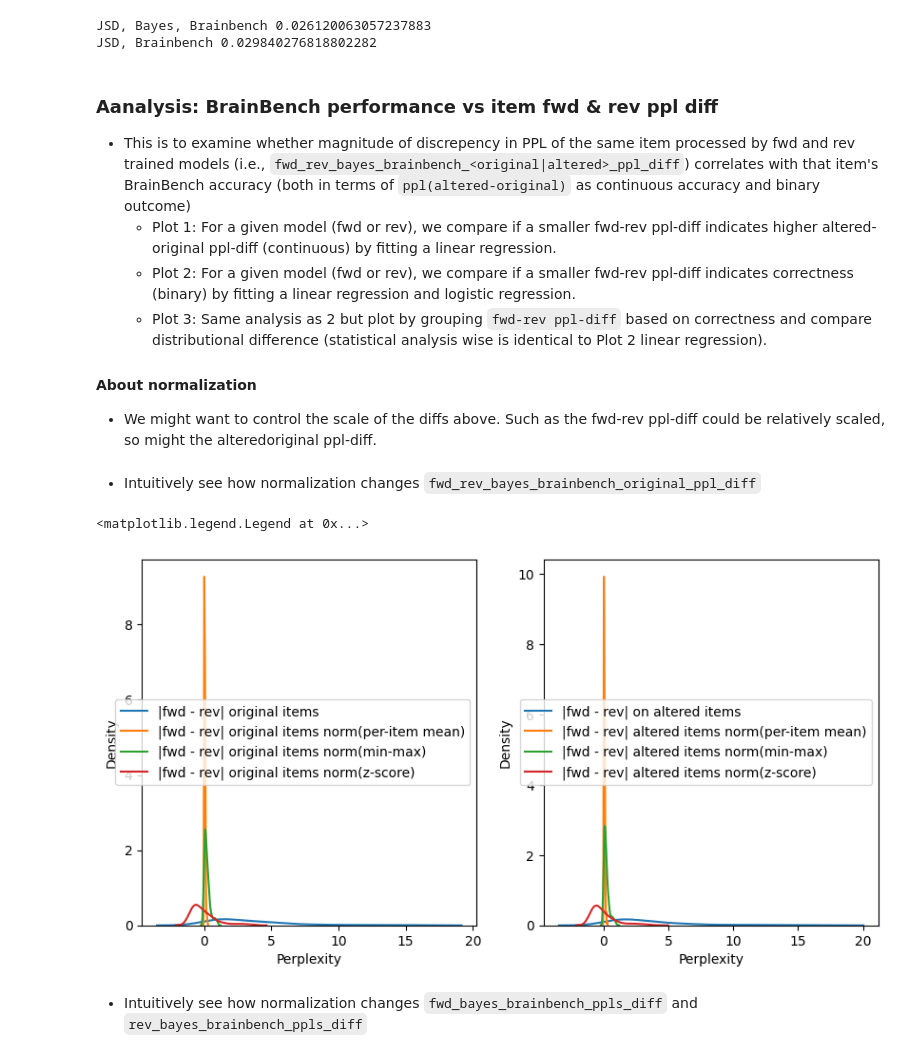
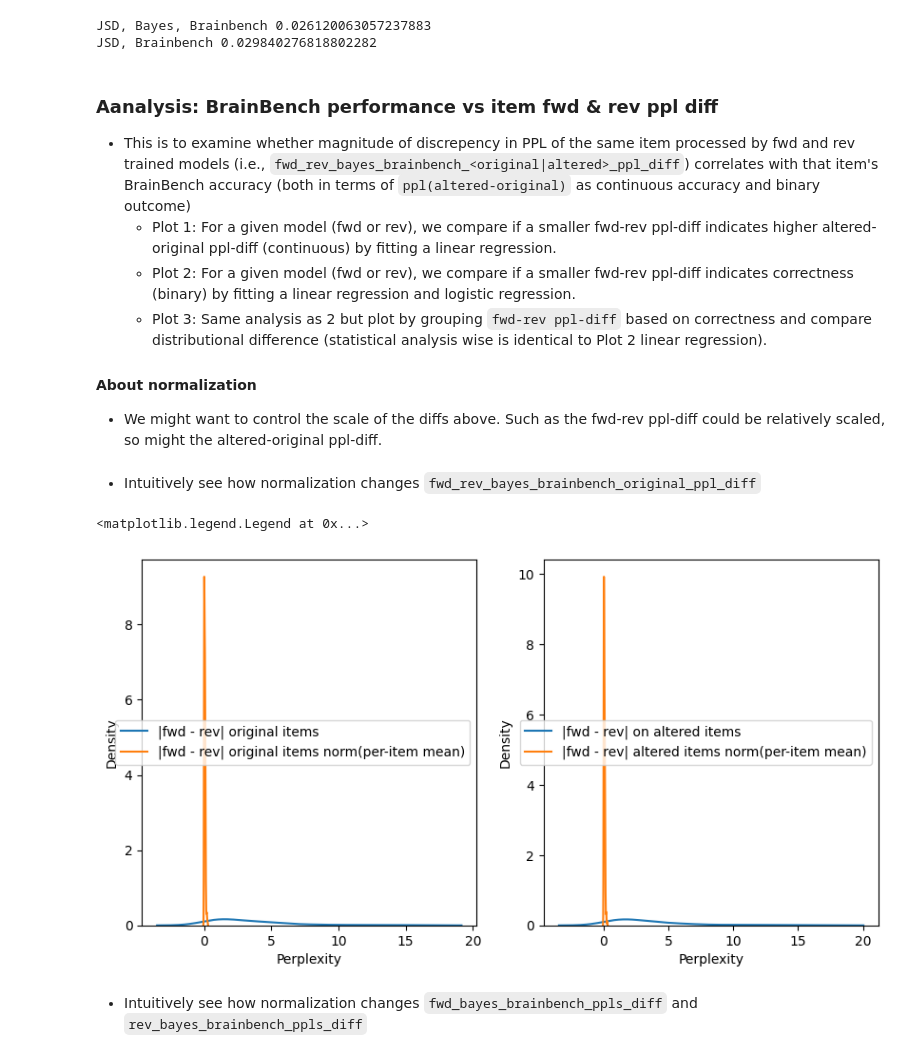
Before and after one commit to braingpt-lovelab/backwards, a Jupyter notebook: analyses/explore_ppl_diff_bayes.ipynb, the cells around one changed output. Drawn from its saved outputs; the diff is of its cells as text; code cells hidden in the pictures.

Commit message:
removed unsuitable normalizations; updated altered-original ppl_diff norm to be /= original

```diff
--- a/analyses/explore_ppl_diff_bayes.ipynb
+++ b/analyses/explore_ppl_diff_bayes.ipynb
@@ -363,7 +350,7 @@ JSD, Brainbench 0.029840276818802282
     - Plot 3: Same analysis as 2 but plot by grouping `fwd-rev ppl-diff` based on correctness and compare distributional difference (statistical analysis wise is identical to Plot 2 linear regression).
 
 #### About normalization
-* We might want to control the scale of the diffs above. Such as the fwd-rev ppl-diff could be relatively scaled, so might the alteredoriginal ppl-diff.
+* We might want to control the scale of the diffs above. Such as the fwd-rev ppl-diff could be relatively scaled, so might the altered-original ppl-diff.
 # %%
 fwd_rev_bayes_brainbench_original_ppl_diff \
     = np.abs(fwd_bayes_brainbench_ppls_original - rev_bayes_brainbench_ppls_original)
@@ -377,60 +365,25 @@ norm = "z_score"
 # %%
 # 1. Normalize per-item by mean
 fwd_rev_bayes_brainbench_original_ppl_diff_norm1 \
     = np.abs(fwd_bayes_brainbench_ppls_original - rev_bayes_brainbench_ppls_original) \
     / np.mean([fwd_bayes_brainbench_ppls_original, rev_bayes_brainbench_ppls_original], axis=0)
 fwd_rev_bayes_brainbench_altered_ppl_diff_norm1 \
     = np.abs(fwd_bayes_brainbench_ppls_altered - rev_bayes_brainbench_ppls_altered) \
     / np.mean([fwd_bayes_brainbench_ppls_altered, rev_bayes_brainbench_ppls_altered], axis=0)
 
-# 2. Normalize globally using Min-Max Normalization
-fwd_rev_bayes_brainbench_original_ppl_diff_abs = np.abs(fwd_bayes_brainbench_ppls_original - rev_bayes_brainbench_ppls_original)
-fwd_rev_bayes_brainbench_original_ppl_diff_abs_min = np.min(fwd_rev_bayes_brainbench_original_ppl_diff_abs)
-fwd_rev_bayes_brainbench_original_ppl_diff_abs_max = np.max(fwd_rev_bayes_brainbench_original_ppl_diff_abs)
-fwd_rev_bayes_brainbench_original_ppl_diff_norm2 = (
-    fwd_rev_bayes_brainbench_original_ppl_diff_abs - fwd_rev_bayes_brainbench_original_ppl_diff_abs_min
-) / (fwd_rev_bayes_brainbench_original_ppl_diff_abs_max - fwd_rev_bayes_brainbench_original_ppl_diff_abs_min)
-
-fwd_rev_bayes_brainbench_altered_ppl_diff_abs = np.abs(fwd_bayes_brainbench_ppls_altered - rev_bayes_brainbench_ppls_altered)
-fwd_rev_bayes_brainbench_altered_ppl_diff_abs_min = np.min(fwd_rev_bayes_brainbench_altered_ppl_diff_abs)
-fwd_rev_bayes_brainbench_altered_ppl_diff_abs_max = np.max(fwd_rev_bayes_brainbench_altered_ppl_diff_abs)
-fwd_rev_bayes_brainbench_altered_ppl_diff_norm2 = (
-    fwd_rev_bayes_brainbench_altered_ppl_diff_abs - fwd_rev_bayes_brainbench_altered_ppl_diff_abs_min
-) / (fwd_rev_bayes_brainbench_altered_ppl_diff_abs_max - fwd_rev_bayes_brainbench_altered_ppl_diff_abs_min)
-
-# 3. Normalize globally using Z-score Normalization
-fwd_rev_bayes_brainbench_original_ppl_diff_abs_mean = np.mean(fwd_rev_bayes_brainbench_original_ppl_diff_abs)
-fwd_rev_bayes_brainbench_original_ppl_diff_abs_std = np.std(fwd_rev_bayes_brainbench_original_ppl_diff_abs)
-fwd_rev_bayes_brainbench_original_ppl_diff_norm3 = (
-    fwd_rev_bayes_brainbench_original_ppl_diff_abs - fwd_rev_bayes_brainbench_original_ppl_diff_abs_mean
-) / fwd_rev_bayes_brainbench_original_ppl_diff_abs_std
-
-fwd_rev_bayes_brainbench_altered_ppl_diff_abs_mean = np.mean(fwd_rev_bayes_brainbench_altered_ppl_diff_abs)
-fwd_rev_bayes_brainbench_altered_ppl_diff_abs_std = np.std(fwd_rev_bayes_brainbench_altered_ppl_diff_abs)
-fwd_rev_bayes_brainbench_altered_ppl_diff_norm3 = (
-    fwd_rev_bayes_brainbench_altered_ppl_diff_abs - fwd_rev_bayes_brainbench_altered_ppl_diff_abs_mean
-) / fwd_rev_bayes_brainbench_altered_ppl_diff_abs_std
-fwd_rev_bayes_brainbench_original_ppl_diff_norm3 = (
-    fwd_rev_bayes_brainbench_original_ppl_diff_abs - fwd_rev_bayes_brainbench_original_ppl_diff_abs_mean
-) / fwd_rev_bayes_brainbench_original_ppl_diff_abs_std
-
 fig, axes = plt.subplots(1, 2, figsize=(10, 5))
 sns.kdeplot(fwd_rev_bayes_brainbench_original_ppl_diff, label="|fwd - rev| original items", ax=axes[0])
 sns.kdeplot(fwd_rev_bayes_brainbench_original_ppl_diff_norm1, label="|fwd - rev| original items norm(per-item mean)", ax=axes[0])
-sns.kdeplot(fwd_rev_bayes_brainbench_original_ppl_diff_norm2, label="|fwd - rev| original items norm(min-max)", ax=axes[0])
-sns.kdeplot(fwd_rev_bayes_brainbench_original_ppl_diff_norm3, label="|fwd - rev| original items norm(z-score)", ax=axes[0])
 sns.kdeplot(fwd_rev_bayes_brainbench_altered_ppl_diff, label="|fwd - rev| on altered items", ax=axes[1])
 sns.kdeplot(fwd_rev_bayes_brainbench_altered_ppl_diff_norm1, label="|fwd - rev| altered items norm(per-item mean)", ax=axes[1])
-sns.kdeplot(fwd_rev_bayes_brainbench_altered_ppl_diff_norm2, label="|fwd - rev| altered items norm(min-max)", ax=axes[1])
-sns.kdeplot(fwd_rev_bayes_brainbench_altered_ppl_diff_norm3, label="|fwd - rev| altered items norm(z-score)", ax=axes[1])
 
 axes[0].set_xlabel("Perplexity")
 axes[0].legend()
 axes[1].set_xlabel("Perplexity")
 axes[1].legend()
 # %% [output]
 <matplotlib.legend.Legend at 0x...>
-[figure, old version]
+[figure, new version]
 # %% [markdown]
 * Intuitively see how normalization changes `fwd_bayes_brainbench_ppls_diff` and `rev_bayes_brainbench_ppls_diff`
 # %%
```
Also changed, not shown: parts of 10 cells of this notebook.
